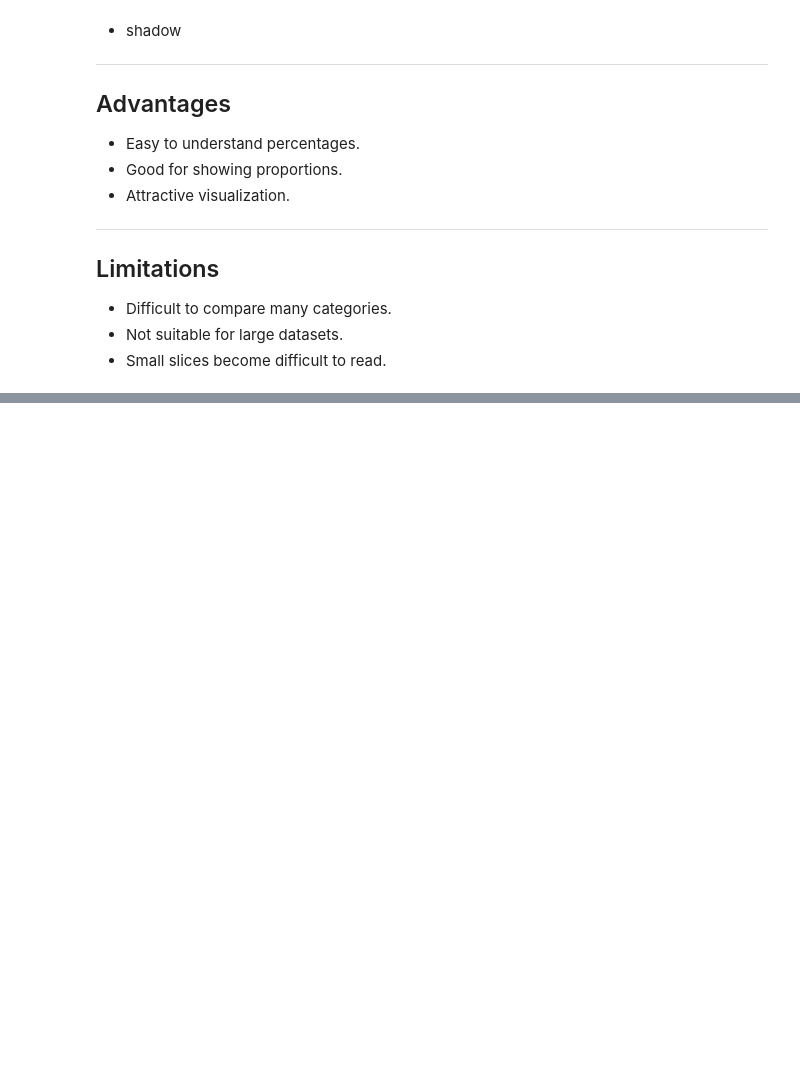
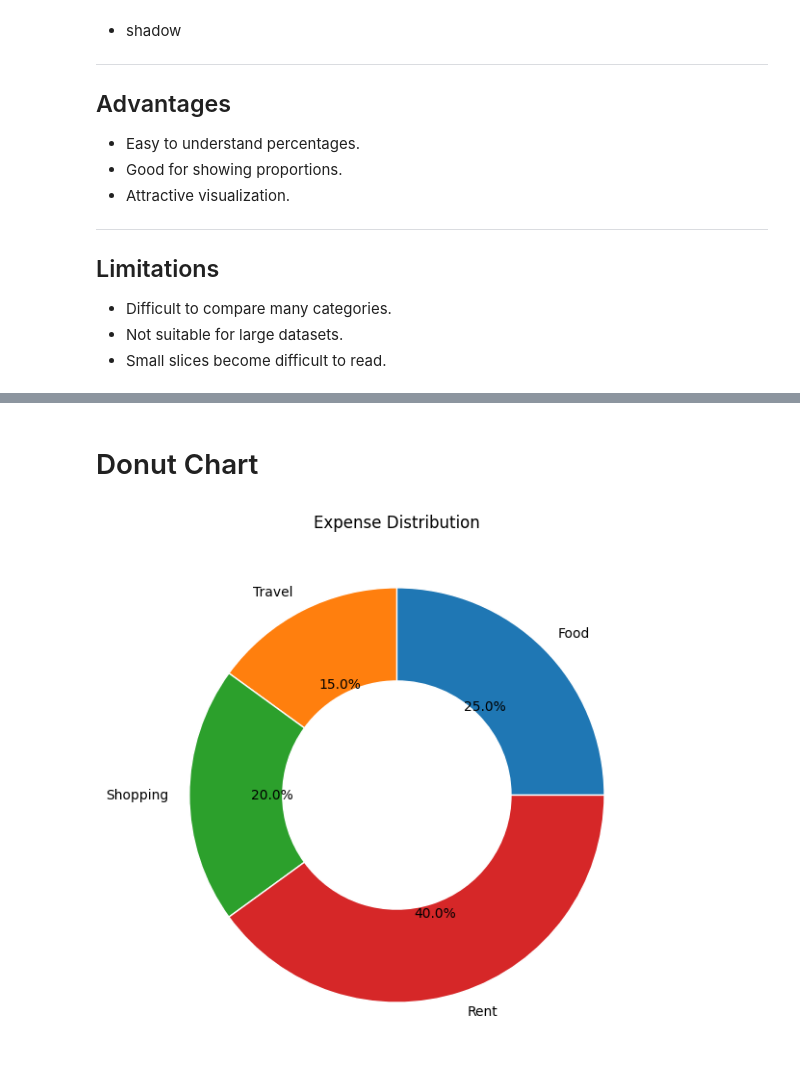
Before and after one commit to Mohit-web8516/Matplotlib, a Jupyter notebook: PieChart.ipynb, the cells around one changed output, grey strips where cells are left out. Drawn from its saved outputs; the diff is of its cells as text; code cells hidden in the pictures; blank space fills up the shorter version.

```diff
--- a/PieChart.ipynb
+++ b/PieChart.ipynb
@@ -116,0 +199,31 @@ plt.show()
+# %% [markdown]
+# Donut Chart
+# %%
+import matplotlib.pyplot as plt
+
+expenses = [25,15,20,40]
+
+labels = [
+    "Food",
+    "Travel",
+    "Shopping",
+    "Rent"
+]
+
+plt.figure(figsize=(7,7))
+
+plt.pie(
+    expenses,
+    labels=labels,
+    autopct="%1.1f%%",
+    wedgeprops={
+        "width":0.45,
+        "edgecolor":"white"
+    }
+)
+
+plt.title("Expense Distribution")
+
+plt.show()
+# %% [output]
+[figure, added]
```
Also changed, not shown: parts of 7 cells of this notebook.
